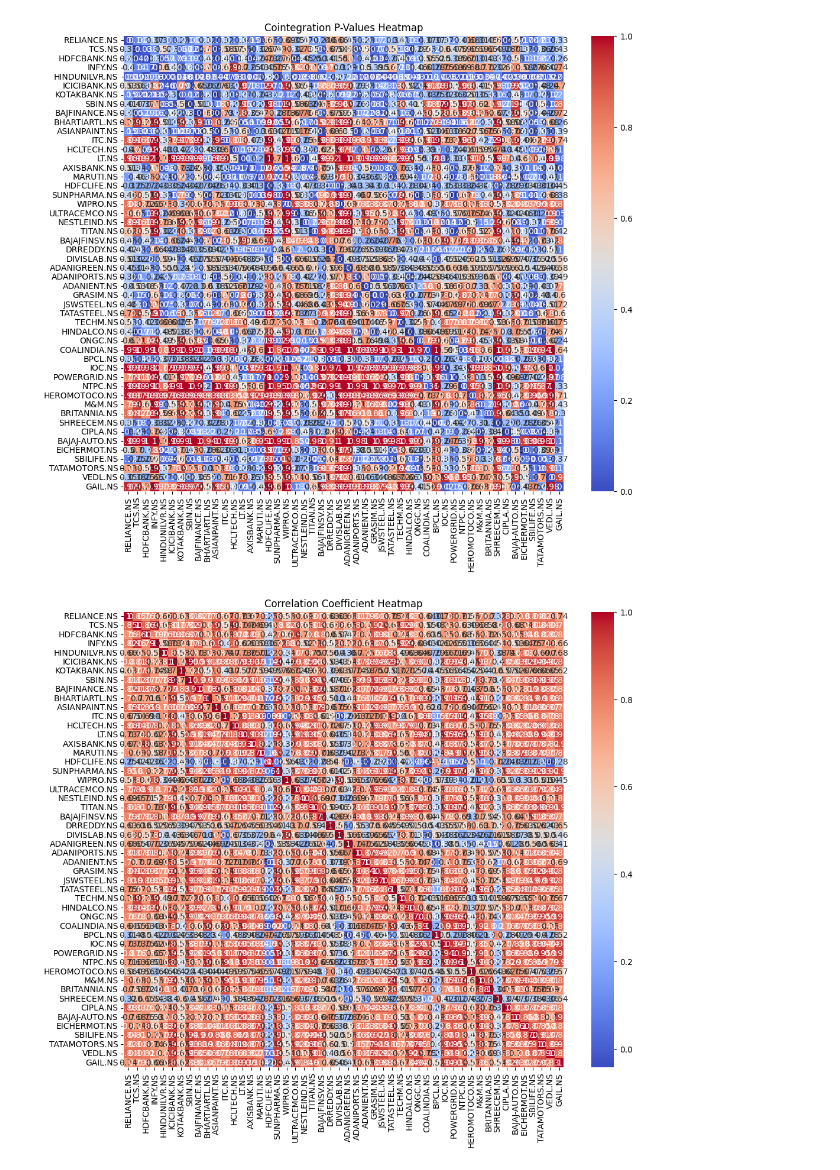
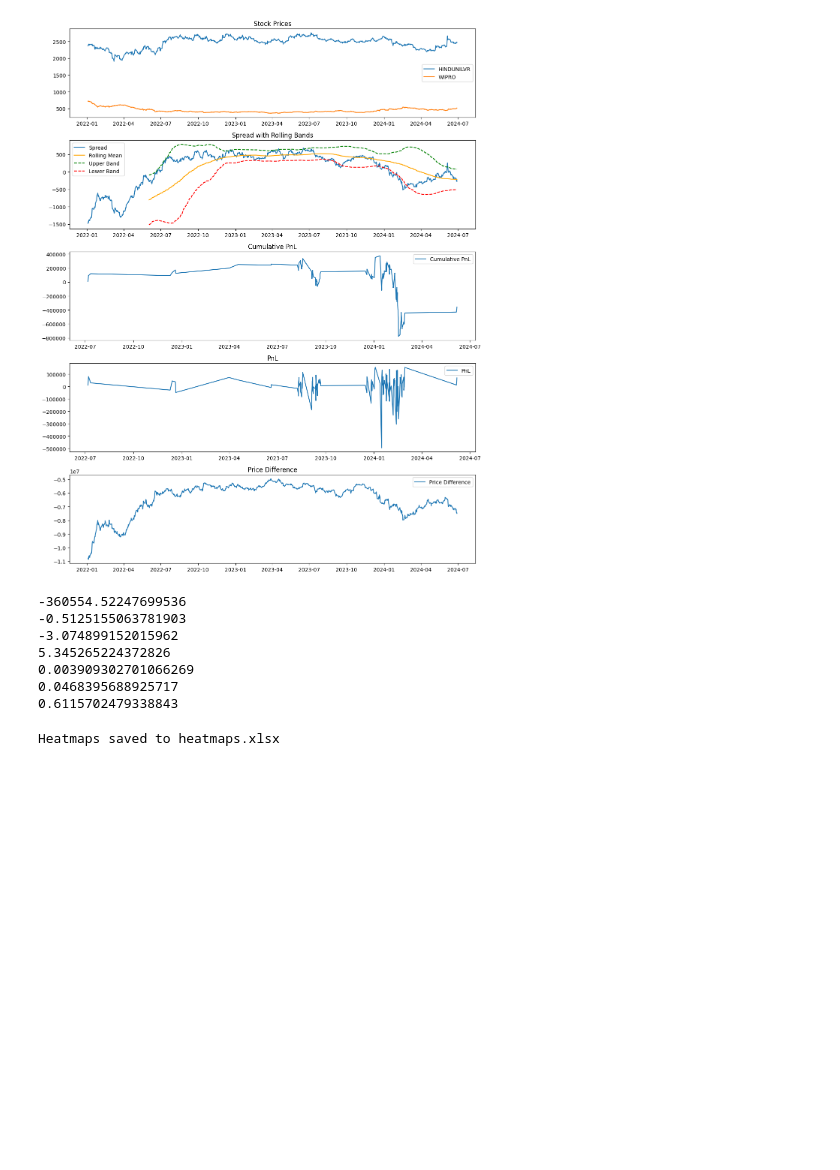
Before and after one commit to DivitShah/Pair_Trading-Multyfi, a Jupyter notebook: pair_trading_wollongong.ipynb, the cells around one changed output. Cells and saved outputs as stored; diff of their text form; code cells hidden in the pictures; blank space fills up the shorter version.

```diff
--- a/pair_trading_wollongong.ipynb
+++ b/pair_trading_wollongong.ipynb
@@ -169,0 +241,18 @@ Cointegrated pairs saved to cointegrated_pairs.csv
+# %%
+# Example usage with 50 stocks from NSE index
+
+symbols = ['RELIANCE', 'HINDUNILVR', 'CIPLA', 'SBILIFE', 'KOTAKBANK', 'ASIANPAINT', 'MARUTI',
+           'HDFCBANK', 'HDFCLIFE', 'TCS', 'BAJFINANCE', 'BPCL', 'VEDL', 'SHREECEM',
+           'ADANIPORTS', 'HCLTECH', 'GRASIM', 'INFY', 'ADANIENT', 'SBIN', 'DRREDDY', 'HINDALCO',
+            'ADANIGREEN', 'JSWSTEEL', 'SUNPHARMA', 'BAJAJFINSV', 'EICHERMOT', 'DIVISLAB',
+            'AXISBANK', 'ICICIBANK', 'TECHM', 'ONGC', 'TITAN', 'BHARTIARTL', 'TATASTEEL',
+            'TATAMOTORS', 'POWERGRID', 'M&M', 'ULTRACEMCO', 'WIPRO', 'BRITANNIA', 'NESTLEIND',
+            'ITC', 'LT', 'GAIL', 'HEROMOTOCO', 'IOC', 'NTPC', 'COALINDIA', 'BAJAJ-AUTO']
+
+start_date = '2022-01-01'
+end_date = '2025-01-01'
+timeframe = '4h'  # Set intraday timeframe (hourly prices) or 1d for daily prices
+pairs_trader = PairsTrader(symbols, start_date, end_date, timeframe)
+pairs_trader.fetch_data()
+cointegrated_pairs = pairs_trader.save_cointegrated_pairs()
+print(cointegrated_pairs)
@@ -170,3 +311,37 @@ Cointegrated pairs saved to cointegrated_pairs.csv
+# %%
+# Execute pair trader for the co-integrated pair of HINDUNILVR (300 lots) and WIPRO (3000 lots)
+symbol1 = 'HINDUNILVR'
+symbol2 = 'WIPRO'
+data1 = pairs_trader.data[symbol1]
+data2 = pairs_trader.data[symbol2]
+lots_s1 = 300
+lots_s2 = 3000
+pair_trader = SinglePairTrader(symbol1, symbol2, data1, data2, lots_s1, lots_s2)
+
+if pair_trader.test_cointegration():
+    pair_trader.calculate_spread()
+    if pair_trader.test_spread_stationarity():
+        pair_trader.backtest()
+        pair_trader.calculate_metrics()
+        pair_trader.plot_results()
+        print(pair_trader.total_return)
+        print(pair_trader.sharpe_ratio)
+        print(pair_trader.max_drawdown)
+        print(pair_trader.beta)
+        print(pair_trader.coint_pvalue)
+        print(pair_trader.adf_pvalue)
+        print(pair_trader.winrate)
+    else:
+        print("Spread is not stationary")
+# %% [output]
+[figure, added]
+-360554.52247699536
+-0.5125155063781903
+-3.074899152015962
+5.345265224372826
+0.003909302701066269
+0.0468395688925717
+0.6115702479338843
 # %%
 class HeatmapGenerator:
     def __init__(self, symbols, data):
@@ -223,12 +398,12 @@ class HeatmapGenerator:
 
         print(f"Heatmaps saved to {filename}")
 
+heatmap_data = pairs_trader.data
 
-heatmap_generator = HeatmapGenerator(symbols, trader.data)
+heatmap_generator = HeatmapGenerator(symbols, heatmap_data)
 
-heatmap_generator.generate_cointegration_heatmap(save_as_file=True)
-heatmap_generator.generate_correlation_heatmap(save_as_file=True)
-# heatmap_generator.save_heatmaps_to_excel("heatmaps.xlsx")
+# heatmap_generator.generate_cointegration_heatmap(save_as_file=True)
+# heatmap_generator.generate_correlation_heatmap(save_as_file=True)
+heatmap_generator.save_heatmaps_to_excel("heatmaps.xlsx")
 # %% [output]
-[figure, removed]
-[figure, removed]
+Heatmaps saved to heatmaps.xlsx
```
Also changed, not shown: parts of 4 cells of this notebook.
